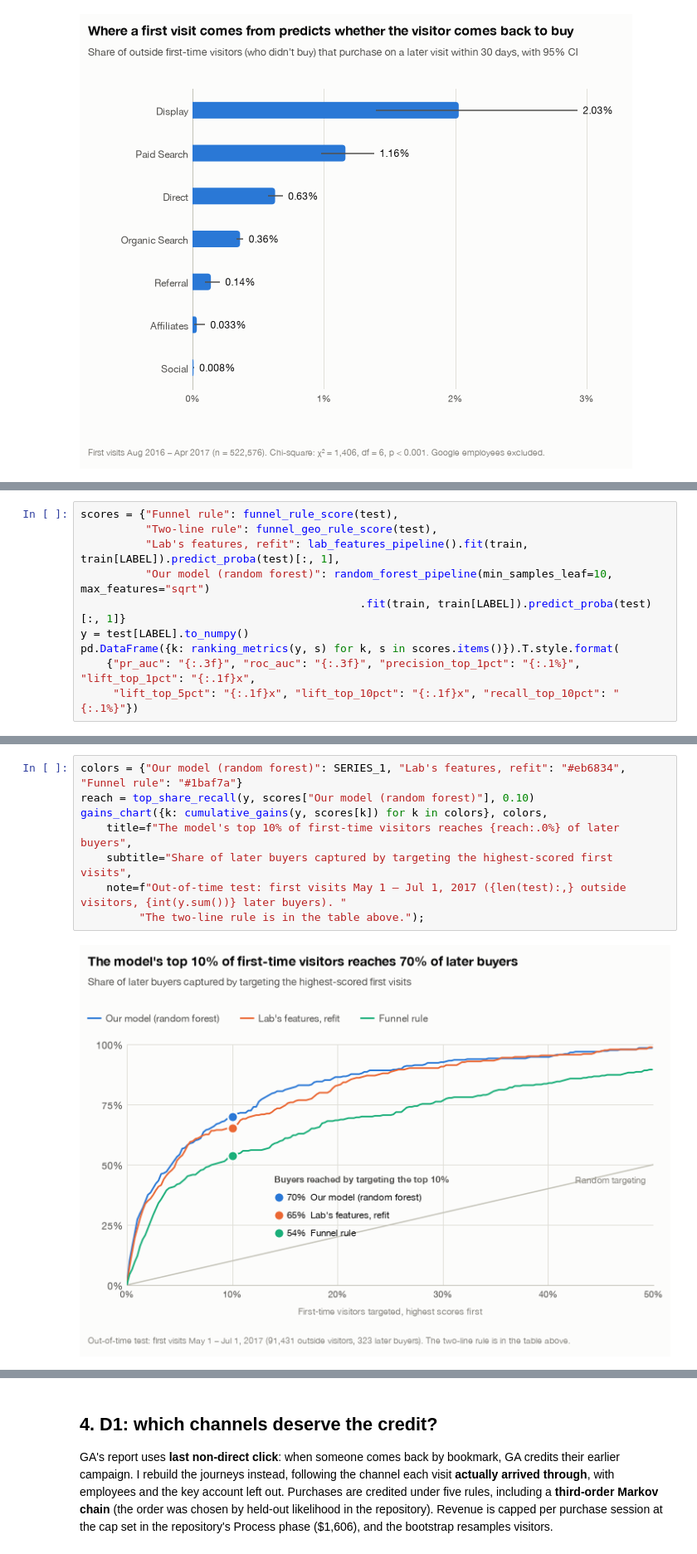
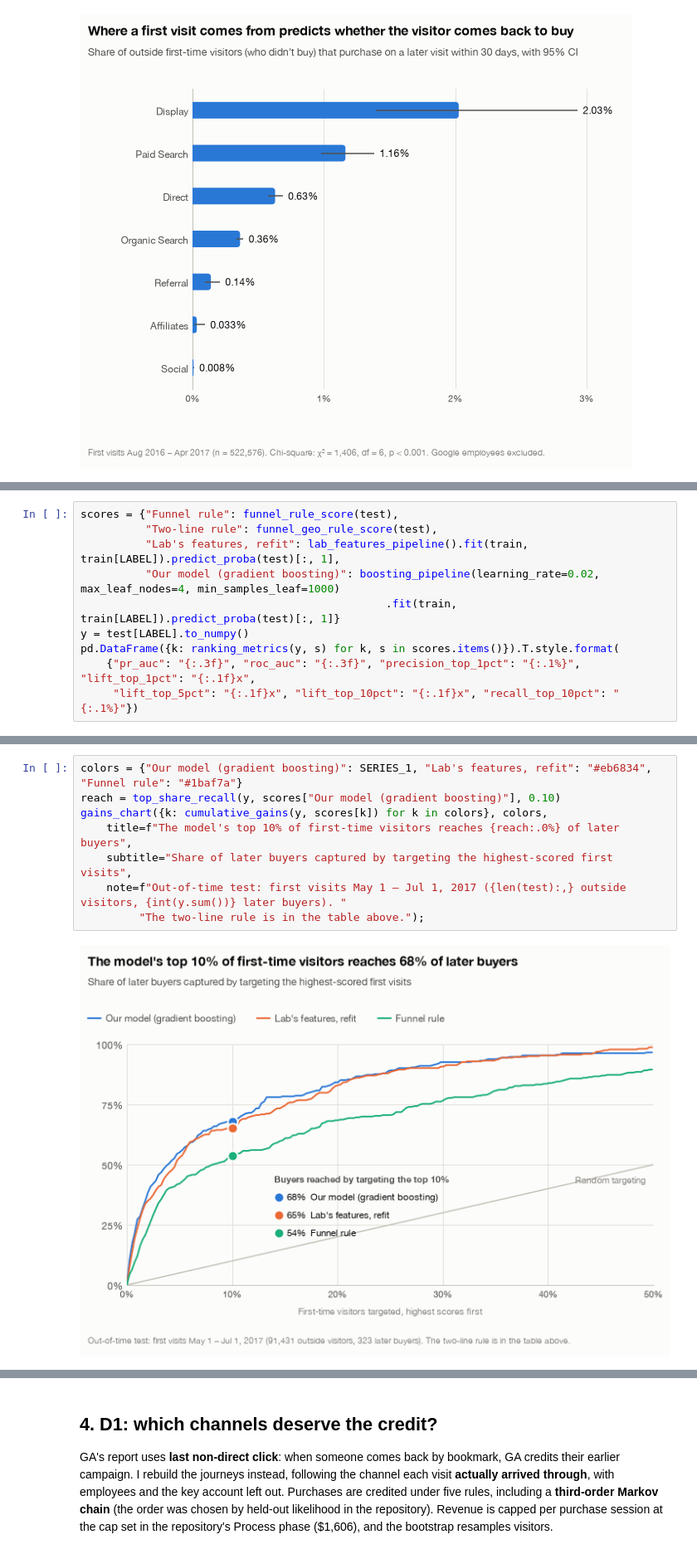
Before and after one commit to Pann13223029/merch-store-marketing-case-study, a Jupyter notebook: kaggle/merch_store_marketing_case_study.ipynb, the cells around one changed output, grey strips where cells are left out. Shown at 83% size. Drawn from its saved outputs; the diff is of its cells as text.

```diff
--- a/kaggle/merch_store_marketing_case_study.ipynb
+++ b/kaggle/merch_store_marketing_case_study.ipynb
@@ -1720,8 +1721,8 @@ rate_with_ci_chart(list(g.index), g.rate.tolist(), g.lo.tolist(), g.hi.tolist(),
 scores = {"Funnel rule": funnel_rule_score(test),
           "Two-line rule": funnel_geo_rule_score(test),
           "Lab's features, refit": lab_features_pipeline().fit(train, train[LABEL]).predict_proba(test)[:, 1],
-          "Our model (random forest)": random_forest_pipeline(min_samples_leaf=10, max_features="sqrt")
-                                           .fit(train, train[LABEL]).predict_proba(test)[:, 1]}
+          "Our model (gradient boosting)": boosting_pipeline(learning_rate=0.02, max_leaf_nodes=4, min_samples_leaf=1000)
+                                               .fit(train, train[LABEL]).predict_proba(test)[:, 1]}
 y = test[LABEL].to_numpy()
 pd.DataFrame({k: ranking_metrics(y, s) for k, s in scores.items()}).T.style.format(
     {"pr_auc": "{:.3f}", "roc_auc": "{:.3f}", "precision_top_1pct": "{:.1%}", "lift_top_1pct": "{:.1f}x",
@@ -1735,11 +1736,11 @@ pd.DataFrame({k: ranking_metrics(y, s) for k, s in scores.items()}).T.style.form
 # %%
-colors = {"Our model (random forest)": SERIES_1, "Lab's features, refit": "#eb6834", "Funnel rule": "#1baf7a"}
-reach = top_share_recall(y, scores["Our model (random forest)"], 0.10)
+colors = {"Our model (gradient boosting)": SERIES_1, "Lab's features, refit": "#eb6834", "Funnel rule": "#1baf7a"}
+reach = top_share_recall(y, scores["Our model (gradient boosting)"], 0.10)
 gains_chart({k: cumulative_gains(y, scores[k]) for k in colors}, colors,
     title=f"The model's top 10% of first-time visitors reaches {reach:.0%} of later buyers",
     subtitle="Share of later buyers captured by targeting the highest-scored first visits",
     note=f"Out-of-time test: first visits May 1 – Jul 1, 2017 ({len(test):,} outside visitors, {int(y.sum())} later buyers). "
          "The two-line rule is in the table above.");
 # %% [output]
-[figure, old version]
+[figure, new version]
 # %% [markdown]
```
Also changed, not shown: parts of 8 cells of this notebook, 14 other files.
